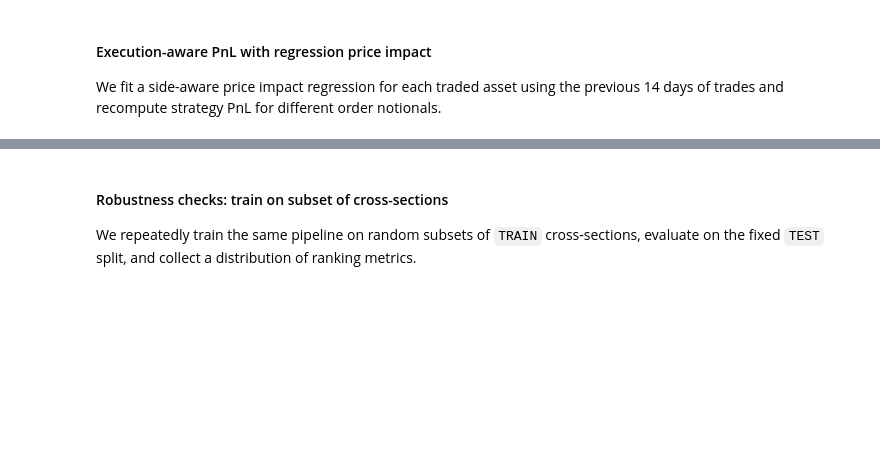
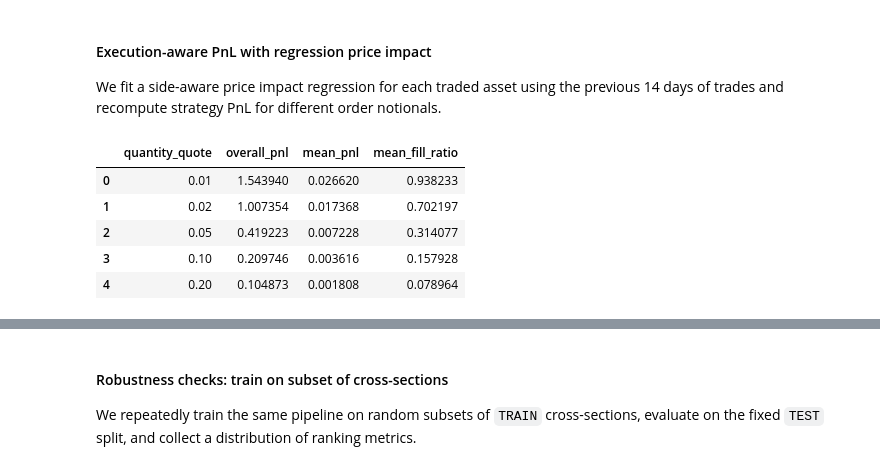
Before and after one commit to B0R0koko/pump-and-dump-prediction, a Jupyter notebook: src/analysis/research_notebook.ipynb, the cells around one changed output, grey strips where cells are left out. Cells and saved outputs as stored; diff of their text form; code cells hidden in the pictures; blank space fills up the shorter version.

```diff
--- a/src/analysis/research_notebook.ipynb
+++ b/src/analysis/research_notebook.ipynb
@@ -1038,23 +1032,29 @@ from datetime import timedelta
 
 from analysis.portfolio.TOPKPortfolio import evaluate_topk_pnl_for_quantities
 # %%
-impact_quantities_quote = [100, 250, 500, 1_000, 2_500, 5_000]
+impact_quantities_quote = [0.01, 0.02, 0.05, 0.1, 0.2]
 
 dataset_test = experiment_cb_topkauc_tuned.get_sample().get_dataset(DatasetType.TEST)
 
 df_pnl_by_quantity = evaluate_topk_pnl_for_quantities(
     model=experiment_cb_topkauc_tuned.get_model(),
     dataset=dataset_test,
     portfolio_size=5,
     quantities_quote=impact_quantities_quote,
     buy_before=timedelta(minutes=15),
     sell_after=timedelta(minutes=1),
     impact_lookback_days=14,
-    impact_bar_minutes=1,
     impact_liquidity_quantile=0.9,
 )
 
 df_pnl_by_quantity
+# %% [output]
+|  | quantity_quote | overall_pnl | mean_pnl | mean_fill_ratio |
+| 0 | 0.01 | 1.543940 | 0.026620 | 0.938233 |
+| 1 | 0.02 | 1.007354 | 0.017368 | 0.702197 |
+| 2 | 0.05 | 0.419223 | 0.007228 | 0.314077 |
+| 3 | 0.10 | 0.209746 | 0.003616 | 0.157928 |
+| 4 | 0.20 | 0.104873 | 0.001808 | 0.078964 |
 # %%
 fig, ax1 = plt.subplots(figsize=(10, 5))
 ax1.plot(df_pnl_by_quantity["quantity_quote"], df_pnl_by_quantity["overall_pnl"], marker="o", label="Overall PnL")
```
Also changed, not shown: parts of 44 cells of this notebook, 51 other files.
